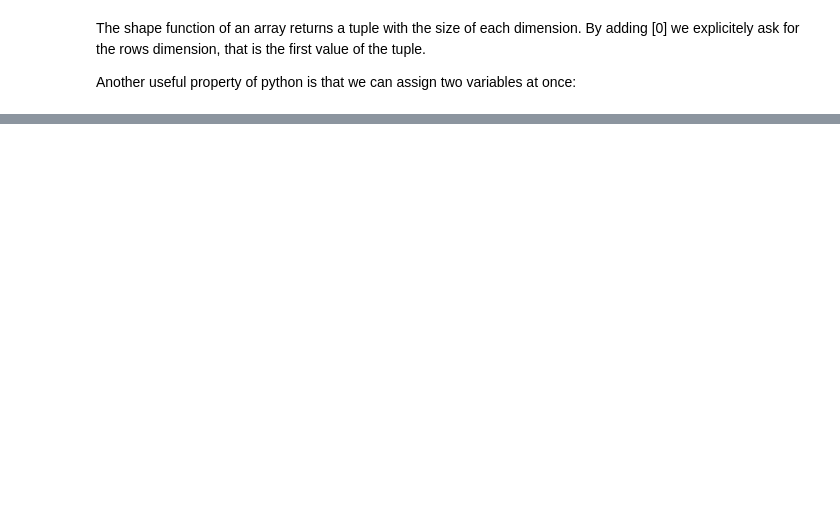
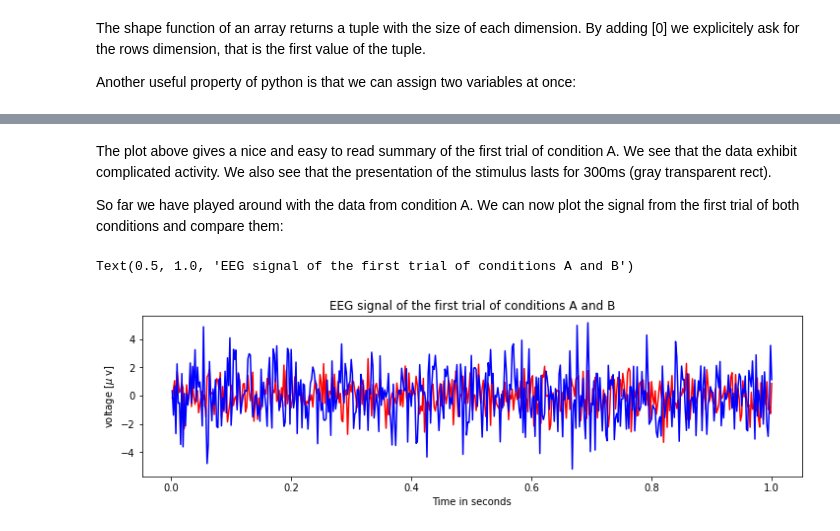
Before and after one commit to christinadelta/Intro_EEG_Analyses_WithPy, a Jupyter notebook: introduction_to_ERPs .ipynb, the cells around one changed output, grey strips where cells are left out. Cells and saved outputs as stored; diff of their text form; code cells hidden in the pictures; blank space fills up the shorter version.

```diff
--- a/introduction_to_ERPs .ipynb
+++ b/introduction_to_ERPs .ipynb
@@ -116,0 +222,14 @@ Do you understand why? If not, look [here](https://note.nkmk.me/en/python-tuple-
+# %% [markdown]
+The plot above gives a nice and easy to read summary of the first trial of condition A. We see that the data exhibit complicated activity. We also see that the presentation of the stimulus lasts for 300ms (gray transparent rect).
+
+So far we have played around with the data from condition A. We can now plot the signal from the first trial of both conditions and compare them:
+# %%
+plt.figure(figsize=(12,3)) # resize the figure
+plt.plot(eeg_times, eeg_a[0], 'r') # plot the first trial of condition A in red
+plt.plot(eeg_times, eeg_b[0], 'b') # plot the first trial of condition B in blue
+plt.xlabel('Time in seconds')
+plt.ylabel('voltage [$\mu$ v]')
+plt.title('EEG signal of the first trial of conditions A and B')
+# %% [output]
+Text(0.5, 1.0, 'EEG signal of the first trial of conditions A and B')
+[figure, added]
```
Also changed, not shown: parts of 17 cells of this notebook.
